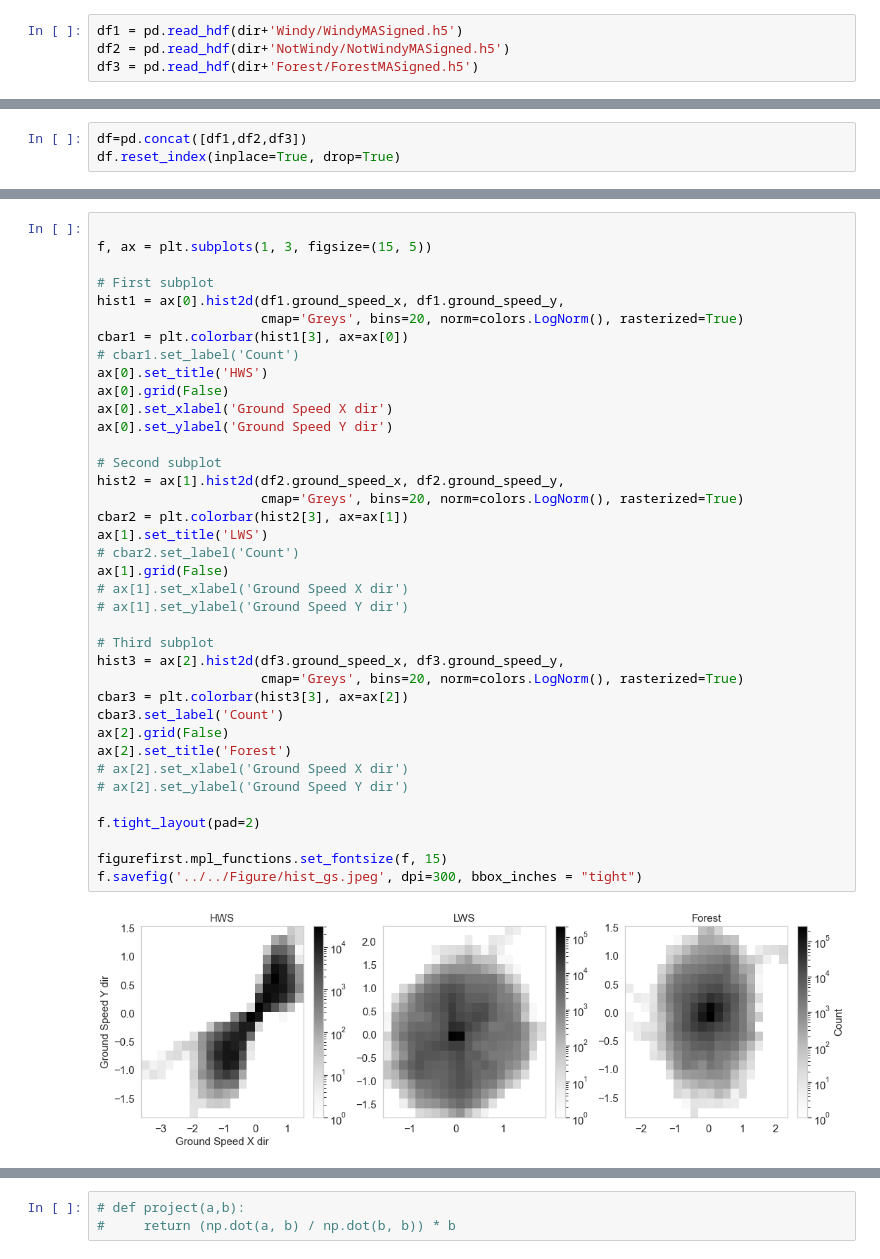
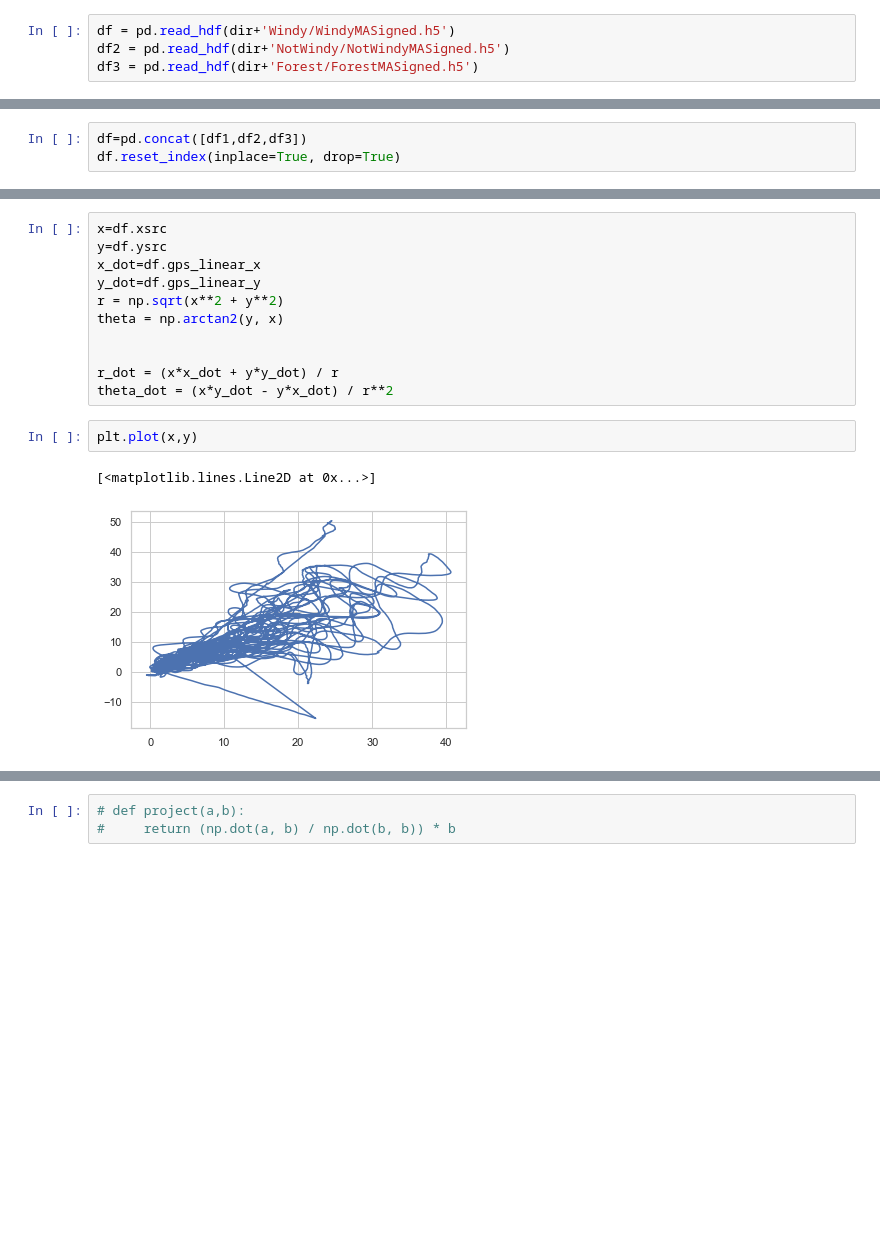
Before and after one commit to arunavanag591/odor_analysis, a Jupyter notebook: data_exploration/odorAnalysis.ipynb, the cells around one changed output, grey strips where cells are left out. Drawn from its saved outputs; the diff is of its cells as text; blank space fills up the shorter version.

```diff
--- a/data_exploration/odorAnalysis.ipynb
+++ b/data_exploration/odorAnalysis.ipynb
@@ -47,6 +47,6 @@ def get_statistics(df,index,fdf):
     osm.mean_avg(df,index,fdf)
     osm.mean_conc(df,index,fdf)
 # %%
-df1 = pd.read_hdf(dir+'Windy/WindyMASigned.h5')
+df = pd.read_hdf(dir+'Windy/WindyMASigned.h5')
 df2 = pd.read_hdf(dir+'NotWindy/NotWindyMASigned.h5')
 df3 = pd.read_hdf(dir+'Forest/ForestMASigned.h5')
@@ -94,40 +56,16 @@ figurefirst.mpl_functions.set_fontsize(f, 15)
-# %%
-
-f, ax = plt.subplots(1, 3, figsize=(15, 5))
-
-# First subplot
-hist1 = ax[0].hist2d(df1.ground_speed_x, df1.ground_speed_y,
-                     cmap='Greys', bins=20, norm=colors.LogNorm(), rasterized=True)
-cbar1 = plt.colorbar(hist1[3], ax=ax[0])
-# cbar1.set_label('Count')
-ax[0].set_title('HWS')
-ax[0].grid(False)
-ax[0].set_xlabel('Ground Speed X dir')
-ax[0].set_ylabel('Ground Speed Y dir')
-
-# Second subplot
-hist2 = ax[1].hist2d(df2.ground_speed_x, df2.ground_speed_y,
-                     cmap='Greys', bins=20, norm=colors.LogNorm(), rasterized=True)
-cbar2 = plt.colorbar(hist2[3], ax=ax[1])
-ax[1].set_title('LWS')
-# cbar2.set_label('Count')
-ax[1].grid(False)
-# ax[1].set_xlabel('Ground Speed X dir')
-# ax[1].set_ylabel('Ground Speed Y dir')
-
-# Third subplot
-hist3 = ax[2].hist2d(df3.ground_speed_x, df3.ground_speed_y,
-                     cmap='Greys', bins=20, norm=colors.LogNorm(), rasterized=True)
-cbar3 = plt.colorbar(hist3[3], ax=ax[2])
-cbar3.set_label('Count')
-ax[2].grid(False)
-ax[2].set_title('Forest')
-# ax[2].set_xlabel('Ground Speed X dir')
-# ax[2].set_ylabel('Ground Speed Y dir')
-
-f.tight_layout(pad=2)
-
-figurefirst.mpl_functions.set_fontsize(f, 15)
-f.savefig('../../Figure/hist_gs.jpeg', dpi=300, bbox_inches = "tight")
-# %% [output]
-[figure, removed]
+# %%
+x=df.xsrc
+y=df.ysrc
+x_dot=df.gps_linear_x
+y_dot=df.gps_linear_y
+r = np.sqrt(x**2 + y**2)
+theta = np.arctan2(y, x)
+
+
+r_dot = (x*x_dot + y*y_dot) / r
+theta_dot = (x*y_dot - y*x_dot) / r**2
+# %%
+plt.plot(x,y)
+# %% [output]
+[<matplotlib.lines.Line2D at 0x...>]
+[figure, added]
```
Also changed, not shown: parts of 7 cells of this notebook, 1 other file.
